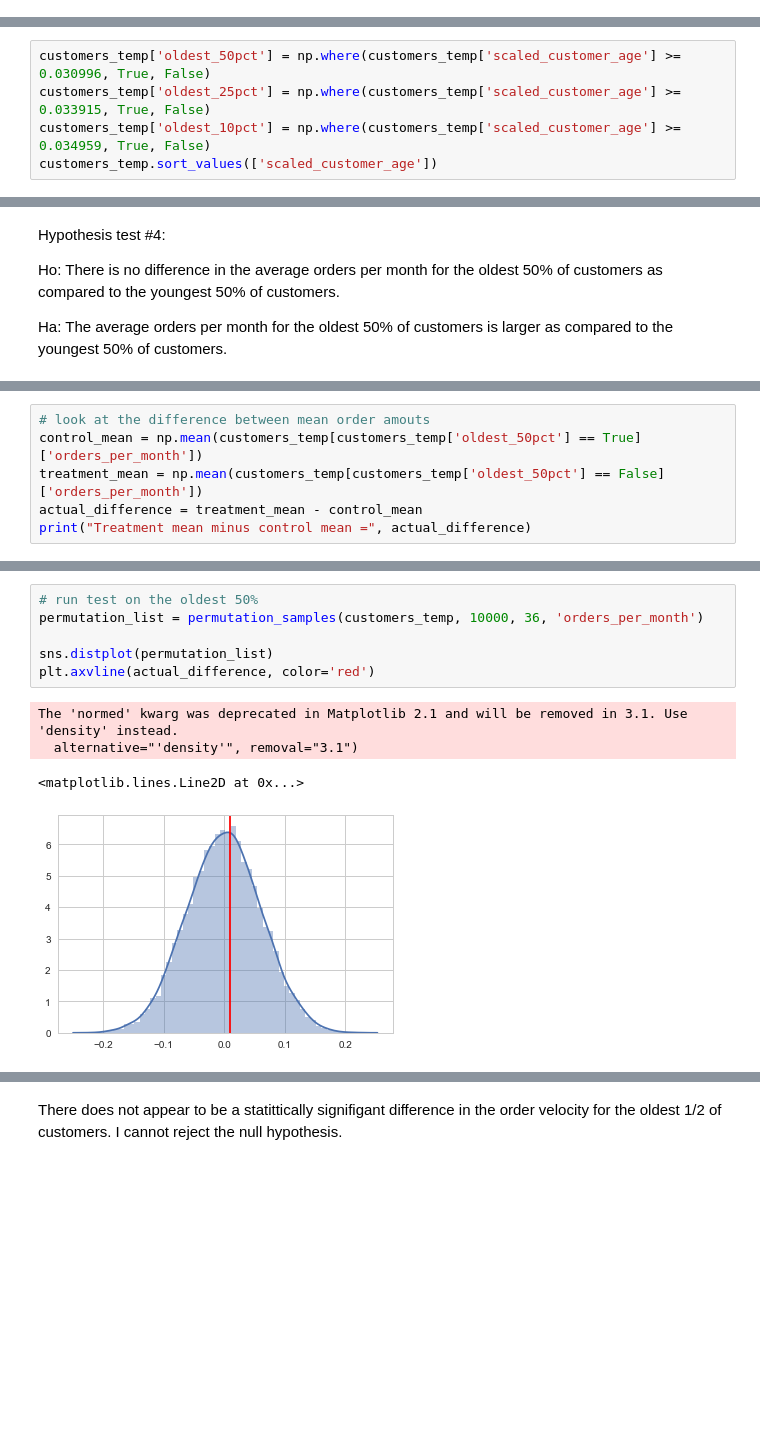
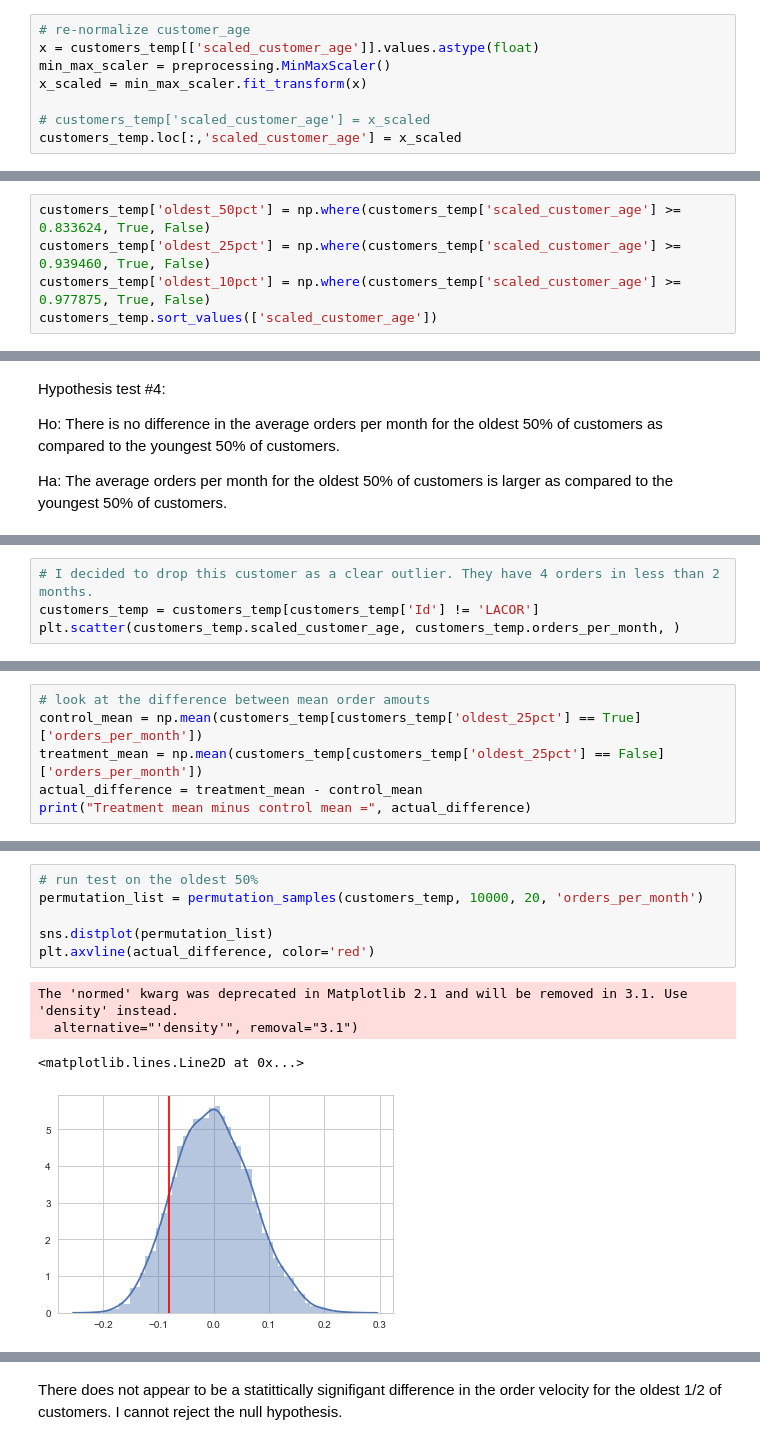
Before and after one commit to giorosati/dsc-2-final-project-online-ds-pt-100118, a Jupyter notebook: northwind_v3.ipynb, the cells around one changed output, grey strips where cells are left out. Cells and saved outputs as stored; diff of their text form; blank space fills up the shorter version.

```diff
--- a/northwind_v3.ipynb
+++ b/northwind_v3.ipynb
@@ -977,3 +1003,11 @@ len(customers_temp)
+# %%
+# re-normalize customer_age
+x = customers_temp[['scaled_customer_age']].values.astype(float)
+min_max_scaler = preprocessing.MinMaxScaler()
+x_scaled = min_max_scaler.fit_transform(x)
+
+# customers_temp['scaled_customer_age'] = x_scaled
+customers_temp.loc[:,'scaled_customer_age'] = x_scaled
 # %%
 plt.figure(figsize=(10,7))
 
@@ -1025,7 +1059,7 @@ The oldest 10% of customers have a scaled_customer_age of .034959 or more.
 # %%
-customers_temp['oldest_50pct'] = np.where(customers_temp['scaled_customer_age'] >= 0.030996, True, False)
-customers_temp['oldest_25pct'] = np.where(customers_temp['scaled_customer_age'] >= 0.033915, True, False)
-customers_temp['oldest_10pct'] = np.where(customers_temp['scaled_customer_age'] >= 0.034959, True, False)
+customers_temp['oldest_50pct'] = np.where(customers_temp['scaled_customer_age'] >= 0.833624, True, False)
+customers_temp['oldest_25pct'] = np.where(customers_temp['scaled_customer_age'] >= 0.939460, True, False)
+customers_temp['oldest_10pct'] = np.where(customers_temp['scaled_customer_age'] >= 0.977875, True, False)
 customers_temp.sort_values(['scaled_customer_age'])
 # %% [output]
 A value is trying to be set on a copy of a slice from a DataFrame.
@@ -1160,0 +1282,4 @@ plt.scatter(customers_temp.scaled_customer_age, customers_temp.orders_per_month)
+# %%
+# I decided to drop this customer as a clear outlier. They have 4 orders in less than 2 months.
+customers_temp = customers_temp[customers_temp['Id'] != 'LACOR']
+plt.scatter(customers_temp.scaled_customer_age, customers_temp.orders_per_month, )
@@ -1161,7 +1289,7 @@ plt.scatter(customers_temp.scaled_customer_age, customers_temp.orders_per_month)
 # %%
 # look at the difference between mean order amouts
-control_mean = np.mean(customers_temp[customers_temp['oldest_50pct'] == True]['orders_per_month'])
-treatment_mean = np.mean(customers_temp[customers_temp['oldest_50pct'] == False]['orders_per_month'])
+control_mean = np.mean(customers_temp[customers_temp['oldest_25pct'] == True]['orders_per_month'])
+treatment_mean = np.mean(customers_temp[customers_temp['oldest_25pct'] == False]['orders_per_month'])
 actual_difference = treatment_mean - control_mean
 print("Treatment mean minus control mean =", actual_difference)
 # %% [output]
@@ -1169,14 +1304,14 @@ Treatment mean minus control mean = 0.008910752119228982
 # %%
 # run test on the oldest 50%
-permutation_list = permutation_samples(customers_temp, 10000, 36, 'orders_per_month')
+permutation_list = permutation_samples(customers_temp, 10000, 20, 'orders_per_month')
 
 sns.distplot(permutation_list)
 plt.axvline(actual_difference, color='red')
 # %% [output]
 The 'normed' kwarg was deprecated in Matplotlib 2.1 and will be removed in 3.1. Use 'density' instead.
   alternative="'density'", removal="3.1")
 <matplotlib.lines.Line2D at 0x...>
-[figure, old version]
+[figure, new version]
 # %%
 # calculate p-value
 floats = np.array(permutation_list)
```
Also changed, not shown: parts of 46 cells of this notebook, 1 other file.
